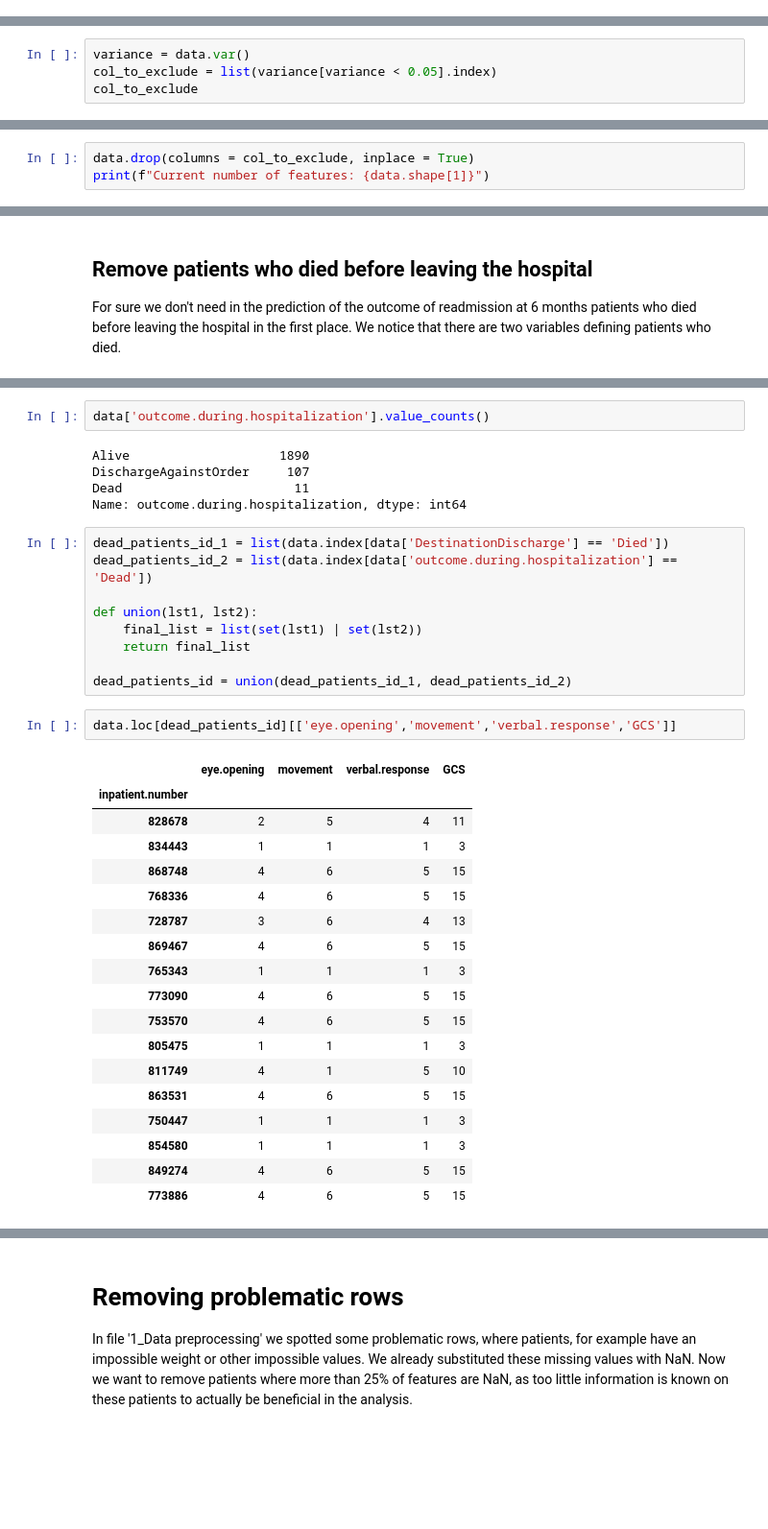
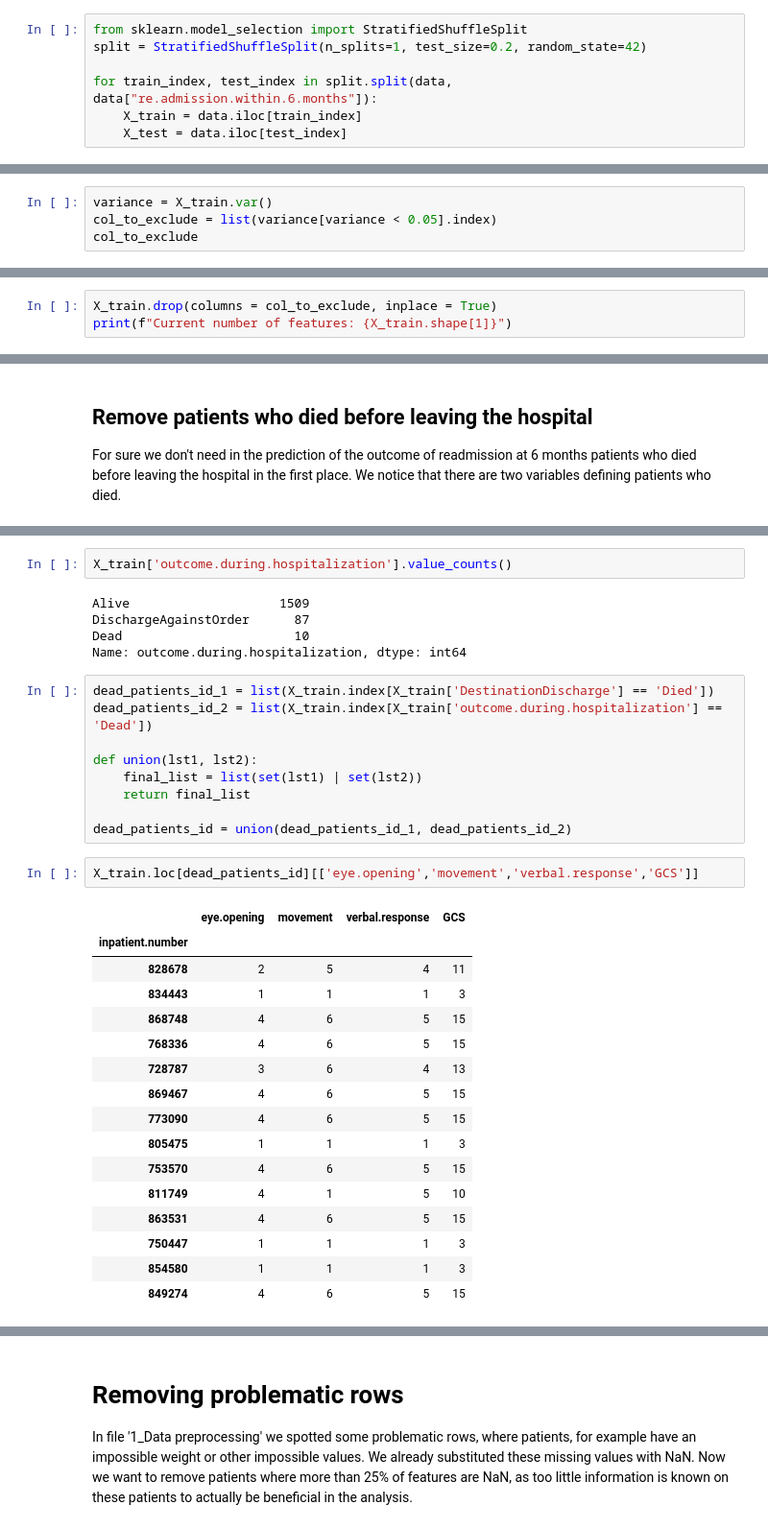
Before and after one commit to annachiara-rossi/heart-failure-project, a Jupyter notebook: 2_Cleaned_data.ipynb, the cells around one changed output, grey strips where cells are left out. Shown: that part at 96% size. Saved outputs shown, nothing was run; the diff lists cells and outputs as text; blank space fills up the shorter version.

```diff
--- a/2_Cleaned_data.ipynb
+++ b/2_Cleaned_data.ipynb
@@ -47,0 +50,7 @@ Current number of features: 122
+# %%
+from sklearn.model_selection import StratifiedShuffleSplit
+split = StratifiedShuffleSplit(n_splits=1, test_size=0.2, random_state=42)
+
+for train_index, test_index in split.split(data, data["re.admission.within.6.months"]):
+    X_train = data.iloc[train_index]
+    X_test = data.iloc[test_index]
@@ -50,7 +74,7 @@ Current number of features: 122
 We want to know if some features have 0 (or almost 0) variance, to exclude them from the models apriori. Indeed, a variable which has no dispersion in its values, cannot be used to explain the variability in another variable.
 In the previous histplots, we realized that some of the 0/1 categorical variables have very few cases of one of the two categories. The names of these are stored in the list "col_to_exclude" and with a variance analysis we will see that their variance is almost 0. We choose $\tau$ = 0.05 as a threshold.
 # %%
-variance = data.var()
+variance = X_train.var()
 col_to_exclude = list(variance[variance < 0.05].index)
 col_to_exclude
 # %% [output]
@@ -72,7 +96,7 @@ col_to_exclude
  'creatine.kinase.isoenzyme.to.creatine.kinase',
  'hydroxybutyrate.dehydrogenase.to.lactate.dehydrogenase']
 # %%
-data.drop(columns = col_to_exclude, inplace = True)
-print(f"Current number of features: {data.shape[1]}")
+X_train.drop(columns = col_to_exclude, inplace = True)
+print(f"Current number of features: {X_train.shape[1]}")
 # %% [output]
 Current number of features: 98
@@ -88,14 +116,14 @@ Died                    14
 Name: DestinationDischarge, dtype: int64
 # %%
-data['outcome.during.hospitalization'].value_counts()
+X_train['outcome.during.hospitalization'].value_counts()
 # %% [output]
-Alive                    1890
-DischargeAgainstOrder     107
-Dead                       11
+Alive                    1509
+DischargeAgainstOrder      87
+Dead                       10
 Name: outcome.during.hospitalization, dtype: int64
 # %%
-dead_patients_id_1 = list(data.index[data['DestinationDischarge'] == 'Died'])
-dead_patients_id_2 = list(data.index[data['outcome.during.hospitalization'] == 'Dead'])
+dead_patients_id_1 = list(X_train.index[X_train['DestinationDischarge'] == 'Died'])
+dead_patients_id_2 = list(X_train.index[X_train['outcome.during.hospitalization'] == 'Dead'])
 
 def union(lst1, lst2):
     final_list = list(set(lst1) | set(lst2))
@@ -103,24 +131,22 @@ def union(lst1, lst2):
 
 dead_patients_id = union(dead_patients_id_1, dead_patients_id_2)
 # %%
-data.loc[dead_patients_id][['eye.opening','movement','verbal.response','GCS']]
+X_train.loc[dead_patients_id][['eye.opening','movement','verbal.response','GCS']]
 # %% [output]
 |  | eye.opening | movement | verbal.response | GCS |
 | inpatient.number |  |  |  |  |
 | 828678 | 2 | 5 | 4 | 11 |
 | 834443 | 1 | 1 | 1 | 3 |
 | 868748 | 4 | 6 | 5 | 15 |
 | 768336 | 4 | 6 | 5 | 15 |
 | 728787 | 3 | 6 | 4 | 13 |
 | 869467 | 4 | 6 | 5 | 15 |
-| 765343 | 1 | 1 | 1 | 3 |
 | 773090 | 4 | 6 | 5 | 15 |
+| 805475 | 1 | 1 | 1 | 3 |
 | 753570 | 4 | 6 | 5 | 15 |
-| 805475 | 1 | 1 | 1 | 3 |
 | 811749 | 4 | 1 | 5 | 10 |
 | 863531 | 4 | 6 | 5 | 15 |
 | 750447 | 1 | 1 | 1 | 3 |
 | 854580 | 1 | 1 | 1 | 3 |
 | 849274 | 4 | 6 | 5 | 15 |
-| 773886 | 4 | 6 | 5 | 15 |
 # %% [markdown]
```
Also changed, not shown: parts of 27 cells of this notebook.
